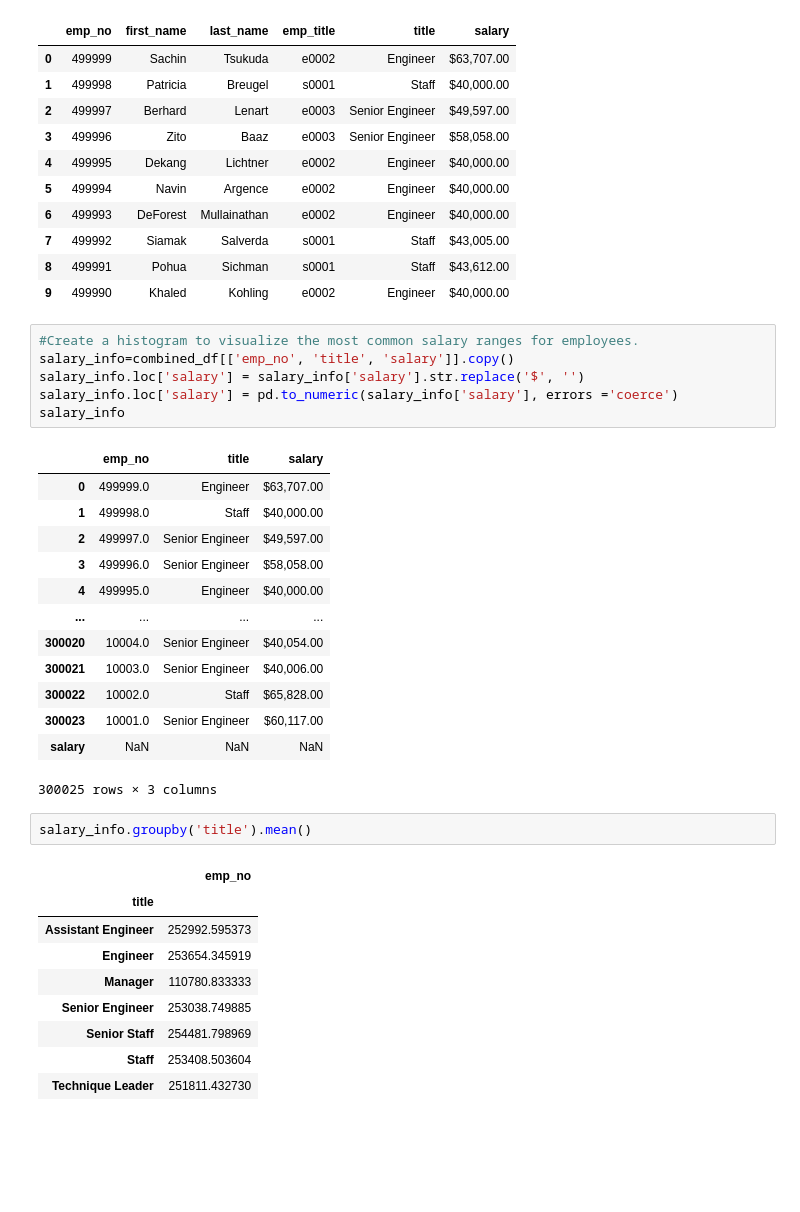
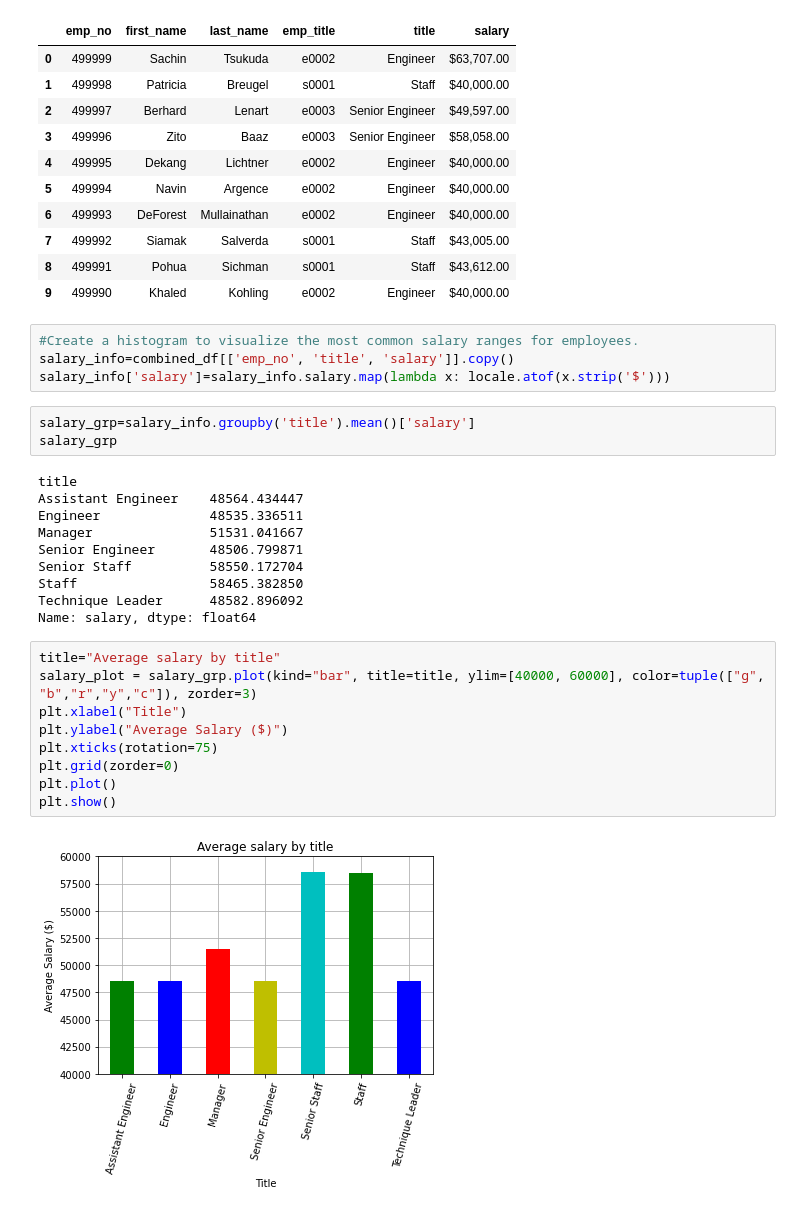
Before and after one commit to skunnath2020/sql-challenge, a Jupyter notebook: EmployeeSQL/Bonus.ipynb, the cells around one changed output. Saved outputs shown, nothing was run; the diff lists cells and outputs as text; blank space fills up the shorter version.

```diff
--- a/EmployeeSQL/Bonus.ipynb
+++ b/EmployeeSQL/Bonus.ipynb
@@ -105,32 +106,28 @@ combined_df.head(10)
 # %%
 #Create a histogram to visualize the most common salary ranges for employees.
 salary_info=combined_df[['emp_no', 'title', 'salary']].copy()
-salary_info.loc['salary'] = salary_info['salary'].str.replace('$', '')
-salary_info.loc['salary'] = pd.to_numeric(salary_info['salary'], errors ='coerce')
-salary_info
+salary_info['salary']=salary_info.salary.map(lambda x: locale.atof(x.strip('$')))
-# %% [output]
-|  | emp_no | title | salary |
-| 0 | 499999.0 | Engineer | $63,707.00 |
-| 1 | 499998.0 | Staff | $40,000.00 |
-| 2 | 499997.0 | Senior Engineer | $49,597.00 |
-| 3 | 499996.0 | Senior Engineer | $58,058.00 |
-| 4 | 499995.0 | Engineer | $40,000.00 |
-| ... | ... | ... | ... |
-| 300020 | 10004.0 | Senior Engineer | $40,054.00 |
-| 300021 | 10003.0 | Senior Engineer | $40,006.00 |
-| 300022 | 10002.0 | Staff | $65,828.00 |
-| 300023 | 10001.0 | Senior Engineer | $60,117.00 |
-| salary | NaN | NaN | NaN |
-300025 rows × 3 columns
 # %%
-salary_info.groupby('title').mean()
+salary_grp=salary_info.groupby('title').mean()['salary']
+salary_grp
 # %% [output]
-|  | emp_no |
-| title |  |
-| Assistant Engineer | 252992.595373 |
-| Engineer | 253654.345919 |
-| Manager | 110780.833333 |
-| Senior Engineer | 253038.749885 |
-| Senior Staff | 254481.798969 |
-| Staff | 253408.503604 |
-| Technique Leader | 251811.432730 |
+title
+Assistant Engineer    48564.434447
+Engineer              48535.336511
+Manager               51531.041667
+Senior Engineer       48506.799871
+Senior Staff          58550.172704
+Staff                 58465.382850
+Technique Leader      48582.896092
+Name: salary, dtype: float64
+# %%
+title="Average salary by title"
+salary_plot = salary_grp.plot(kind="bar", title=title, ylim=[40000, 60000], color=tuple(["g", "b","r","y","c"]), zorder=3)
+plt.xlabel("Title")
+plt.ylabel("Average Salary ($)")
+plt.xticks(rotation=75)
+plt.grid(zorder=0)
+plt.plot()
+plt.show()
+# %% [output]
+[figure, added]
```
Also changed, not shown: parts of 3 cells of this notebook.
